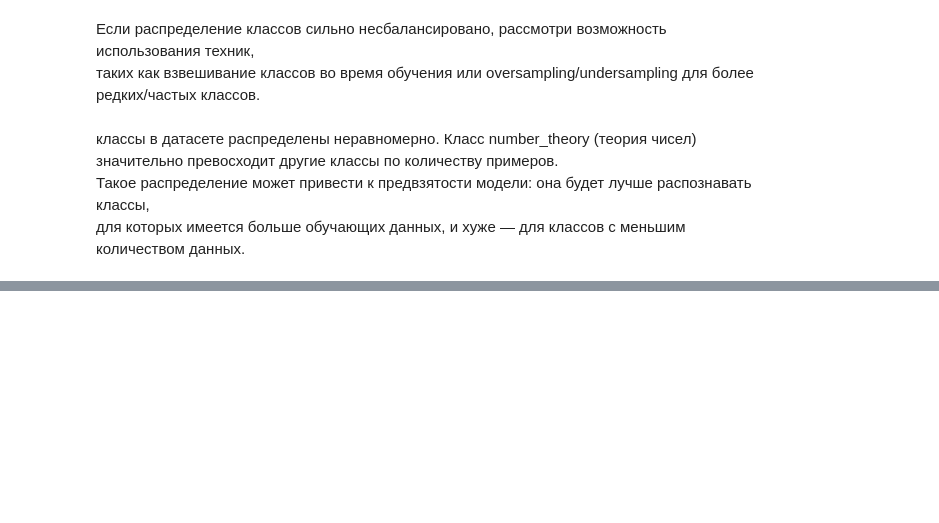
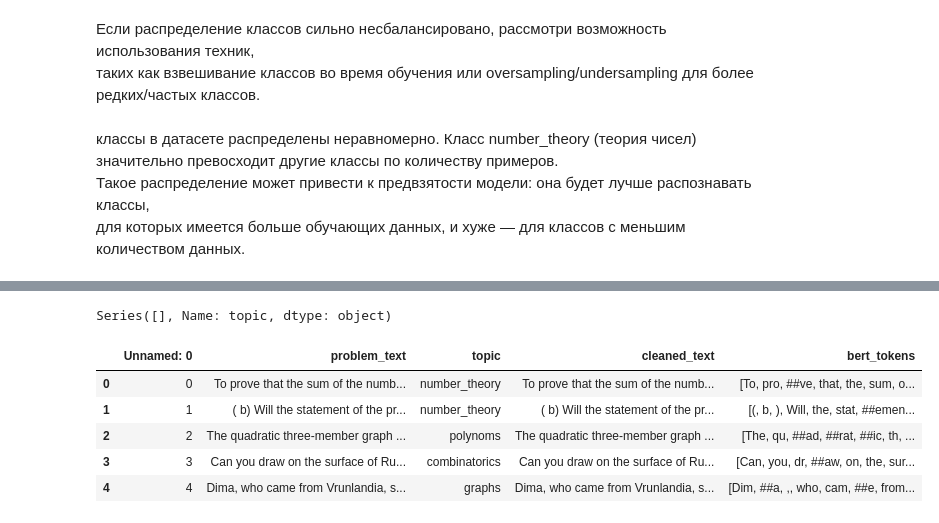
Before and after one commit to syurakshinps/MLDL, a Jupyter notebook: notebook25d0a35e1a.ipynb, the cells around one changed output, grey strips where cells are left out. Saved outputs shown, nothing was run; the diff lists cells and outputs as text; code cells hidden in the pictures; blank space fills up the shorter version.

Commit message:
Kaggle Notebook | DLS_attention_transformers_Math_Classification | Version 3

```diff
--- a/notebook25d0a35e1a.ipynb
+++ b/notebook25d0a35e1a.ipynb
@@ -103,0 +164,13 @@ Index(['Unnamed: 0', 'problem_text', 'topic'], dtype='object')
+# %%
+from transformers import BertTokenizer
+
+# Загружаем токенизатор для RuBERT
+tokenizer = BertTokenizer.from_pretrained('DeepPavlov/rubert-base-cased')
+
+def bert_tokenize(text):
+    # Токенизация текста с помощью токенизатора RuBERT
+    tokens = tokenizer.tokenize(text)
+    return tokens
+
+# Применяем функцию токенизации RuBERT к каждой строке данных в столбце с очищенным текстом
+data['bert_tokens'] = data['cleaned_text'].apply(bert_tokenize)
@@ -103,0 +222,21 @@ Index(['Unnamed: 0', 'problem_text', 'topic'], dtype='object')
+# %%
+# Найдем все дубликаты с помощью флага keep=False, чтобы увидеть все повторяющиеся записи
+duplicate_entries = data[data['problem_text'].duplicated(keep=False)]
+
+# Группируем дублирующиеся записи по тексту задачи и смотрим уникальные темы в каждой группе
+grouped_duplicates = duplicate_entries.groupby('problem_text')['topic'].agg(set)
+
+# Выводим те группы, где количество тем больше одной
+non_unique_topics = grouped_duplicates[grouped_duplicates.apply(len) > 1]
+print(non_unique_topics)
+# %% [output]
+Series([], Name: topic, dtype: object)
+# %%
+data.head()
+# %% [output]
+|  | Unnamed: 0 | problem_text | topic | cleaned_text | bert_tokens |
+| 0 | 0 | To prove that the sum of the numb... | number_theory | To prove that the sum of the numb... | [To, pro, ##ve, that, the, sum, o... |
+| 1 | 1 | ( b) Will the statement of the pr... | number_theory | ( b) Will the statement of the pr... | [(, b, ), Will, the, stat, ##emen... |
+| 2 | 2 | The quadratic three-member graph ... | polynoms | The quadratic three-member graph ... | [The, qu, ##ad, ##rat, ##ic, th, ... |
+| 3 | 3 | Can you draw on the surface of Ru... | combinatorics | Can you draw on the surface of Ru... | [Can, you, dr, ##aw, on, the, sur... |
+| 4 | 4 | Dima, who came from Vrunlandia, s... | graphs | Dima, who came from Vrunlandia, s... | [Dim, ##a, ,, who, cam, ##e, from... |
```
Also changed, not shown: parts of 26 cells of this notebook.
